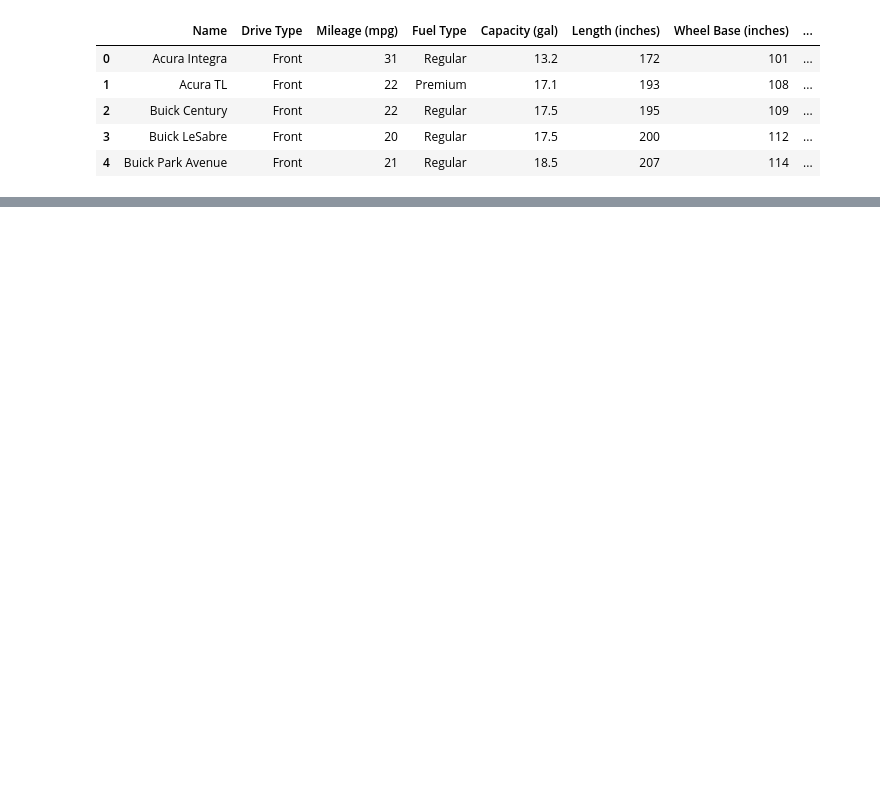
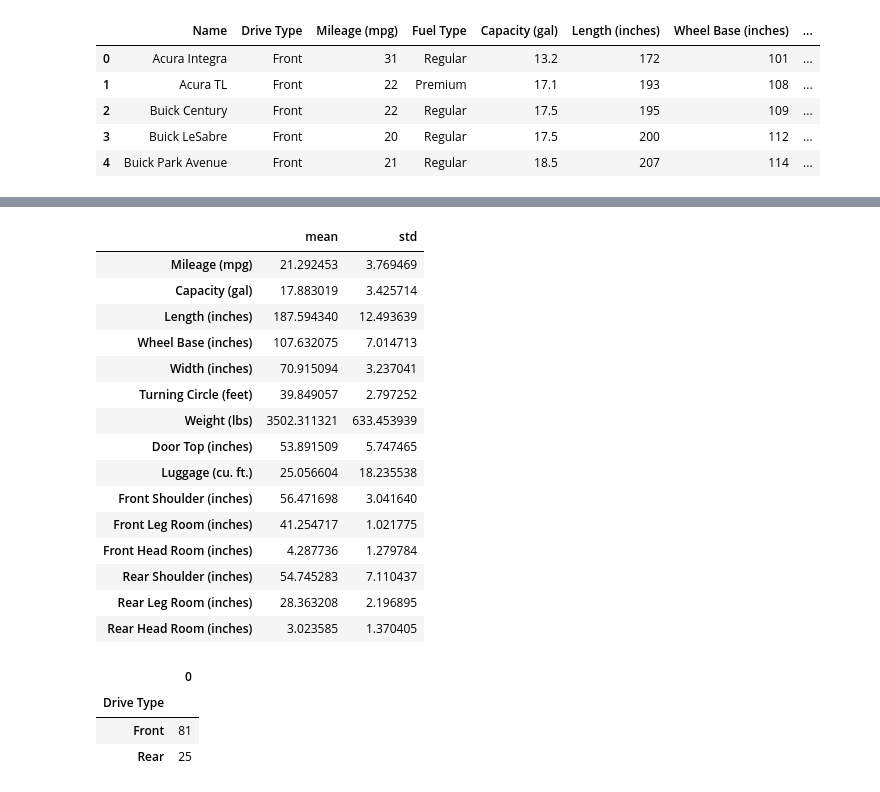
Before and after one commit to sjherman/Selenium-Webdriver-w-Python, a Jupyter notebook: NB_1_HW1.ipynb, the cells around one changed output, grey strips where cells are left out. Cells and saved outputs as stored; diff of their text form; code cells hidden in the pictures; blank space fills up the shorter version.

```diff
--- a/NB_1_HW1.ipynb
+++ b/NB_1_HW1.ipynb
@@ -51,0 +148,34 @@ Auto.head()
+# %%
+# Mean and standard deviation
+Auto_mean = Auto.mean()
+Auto_std = Auto.std()
+
+# Creates a dataframe with feature name, mean, and standard deviation
+Auto_desc = pd.DataFrame({'mean':Auto_mean, 'std':Auto_std})
+Auto_desc
+# %% [output]
+|  | mean | std |
+| Mileage (mpg) | 21.292453 | 3.769469 |
+| Capacity (gal) | 17.883019 | 3.425714 |
+| Length (inches) | 187.594340 | 12.493639 |
+| Wheel Base (inches) | 107.632075 | 7.014713 |
+| Width (inches) | 70.915094 | 3.237041 |
+| Turning Circle (feet) | 39.849057 | 2.797252 |
+| Weight (lbs) | 3502.311321 | 633.453939 |
+| Door Top (inches) | 53.891509 | 5.747465 |
+| Luggage (cu. ft.) | 25.056604 | 18.235538 |
+| Front Shoulder (inches) | 56.471698 | 3.041640 |
+| Front Leg Room (inches) | 41.254717 | 1.021775 |
+| Front Head Room (inches) | 4.287736 | 1.279784 |
+| Rear Shoulder (inches) | 54.745283 | 7.110437 |
+| Rear Leg Room (inches) | 28.363208 | 2.196895 |
+| Rear Head Room (inches) | 3.023585 | 1.370405 |
+# %%
+# 'Drive Type' distribution
+
+pd.DataFrame(Auto.groupby('Drive Type').size())
+# %% [output]
+|  | 0 |
+| Drive Type |  |
+| Front | 81 |
+| Rear | 25 |
```
Also changed, not shown: parts of 21 cells of this notebook.
